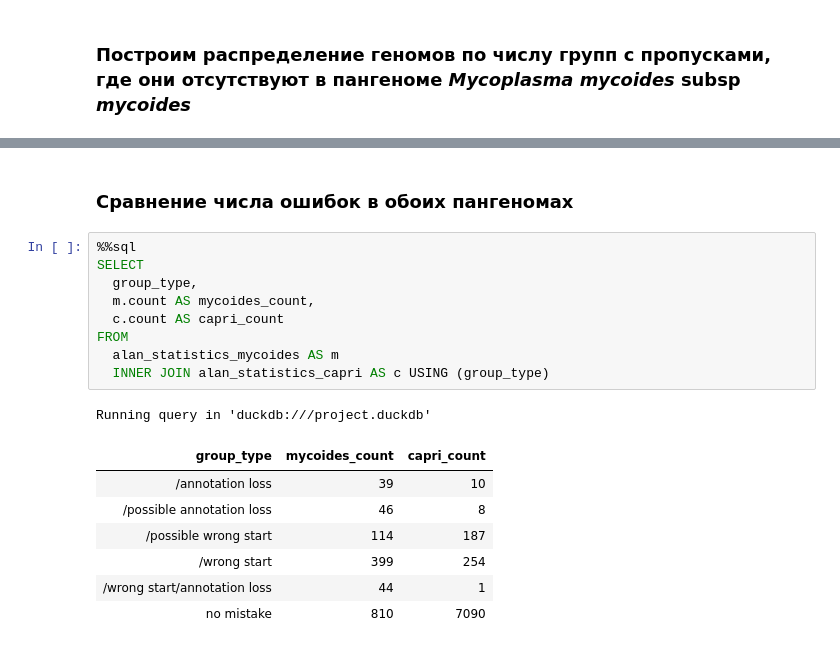
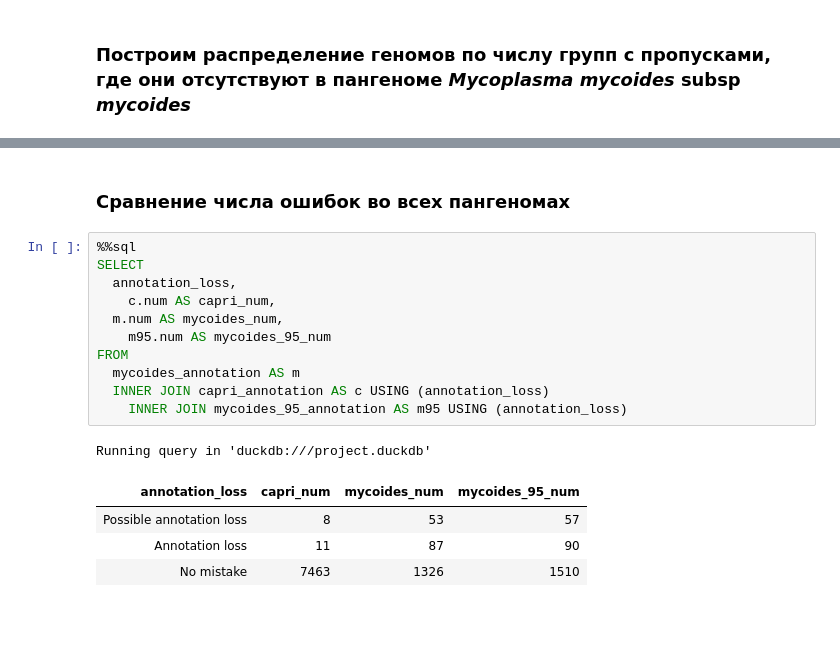
Before and after one commit to Real-Ivan-Chernykh/alan_pangenome, a Jupyter notebook: notebooks/Analyse_result.ipynb, the cells around one changed output, grey strips where cells are left out. Saved outputs shown, nothing was run; the diff lists cells and outputs as text; blank space fills up the shorter version.

```diff
--- a/notebooks/Analyse_result.ipynb
+++ b/notebooks/Analyse_result.ipynb
@@ -620,20 +844,19 @@ Running query in 'duckdb:///project.duckdb'
 # %% [markdown]
-### Сравнение числа ошибок в обоих пангеномах
+### Сравнение числа ошибок во всех пангеномах
 # %%
 %%sql
 SELECT
-  group_type,
-  m.count AS mycoides_count,
-  c.count AS capri_count
+  annotation_loss,
+    c.num AS capri_num,
+  m.num AS mycoides_num,
+    m95.num AS mycoides_95_num
 FROM
-  alan_statistics_mycoides AS m
-  INNER JOIN alan_statistics_capri AS c USING (group_type)
+  mycoides_annotation AS m
+  INNER JOIN capri_annotation AS c USING (annotation_loss)
+    INNER JOIN mycoides_95_annotation AS m95 USING (annotation_loss)
 # %% [output]
 Running query in 'duckdb:///project.duckdb'
-| group_type | mycoides_count | capri_count |
-| /annotation loss | 39 | 10 |
-| /possible annotation loss | 46 | 8 |
-| /possible wrong start | 114 | 187 |
-| /wrong start | 399 | 254 |
-| /wrong start/annotation loss | 44 | 1 |
-| no mistake | 810 | 7090 |
+| annotation_loss | capri_num | mycoides_num | mycoides_95_num |
+| Possible annotation loss | 8 | 53 | 57 |
+| Annotation loss | 11 | 87 | 90 |
+| No mistake | 7463 | 1326 | 1510 |
```
Also changed, not shown: parts of 48 cells of this notebook, 8 other files.
